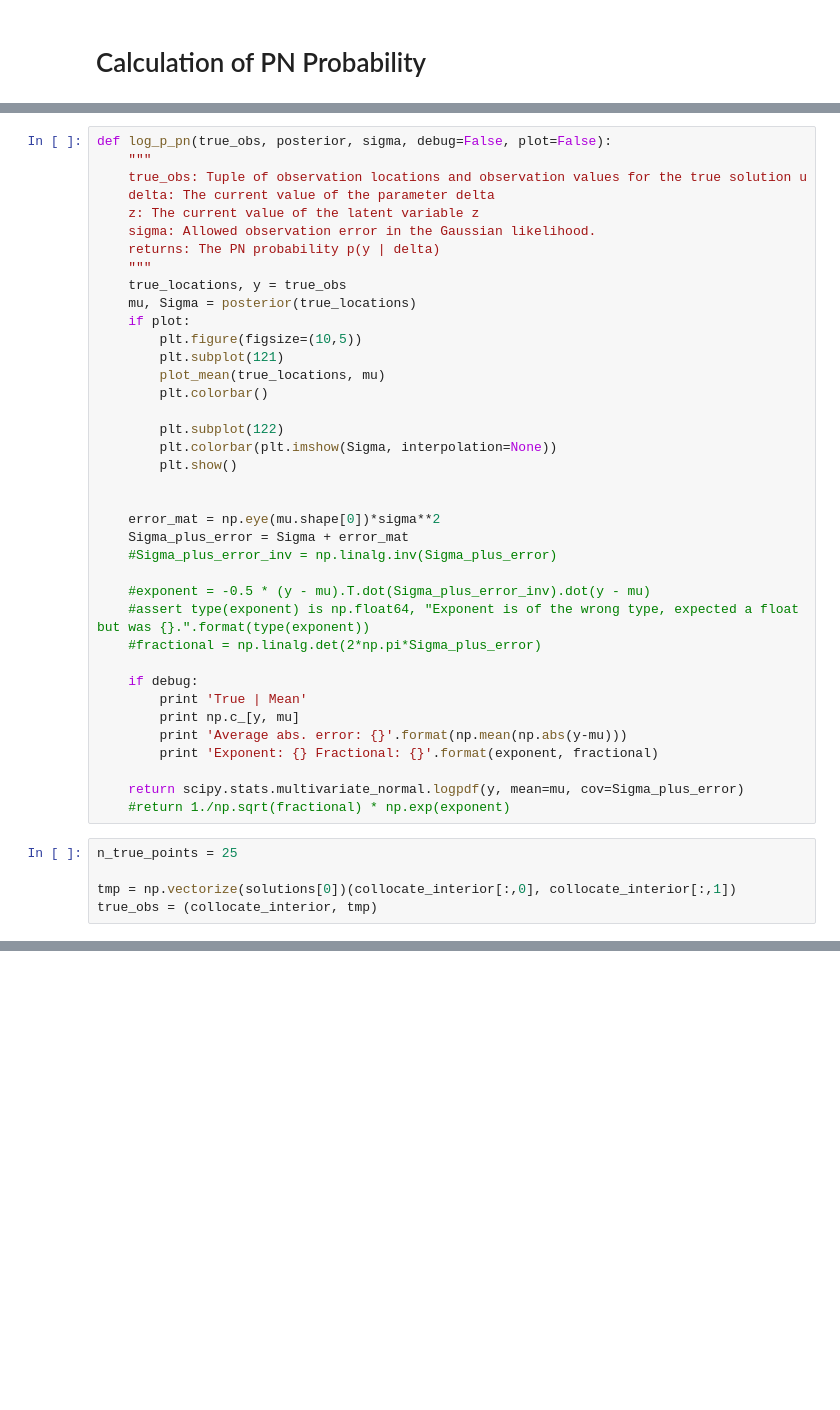
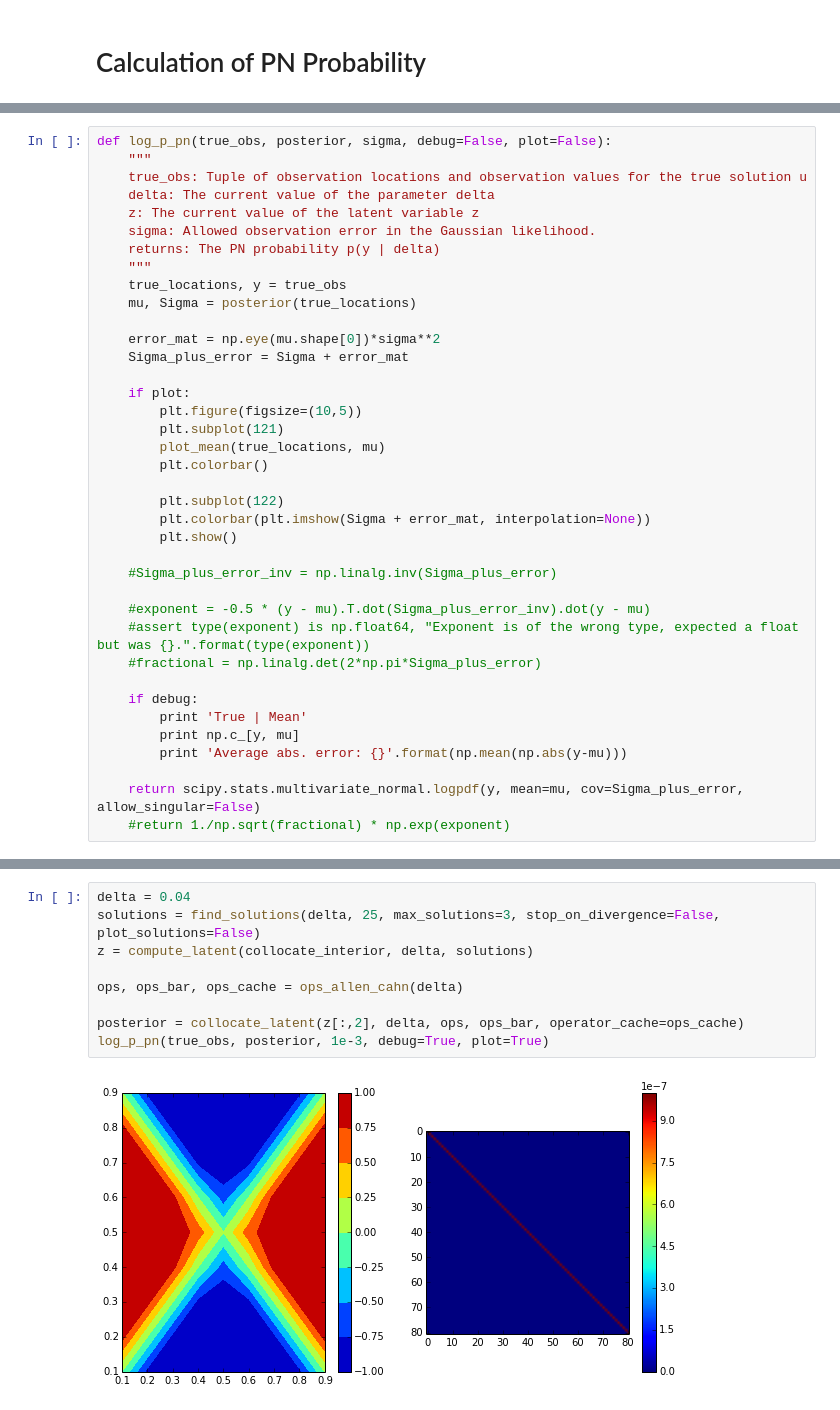
Before and after one commit to jcockayne/bayesian_pdes, a Jupyter notebook: notebooks/Allen-Cahn.ipynb, the cells around one changed output, grey strips where cells are left out. Drawn from its saved outputs; the diff is of its cells as text; blank space fills up the shorter version.

```diff
--- a/notebooks/Allen-Cahn.ipynb
+++ b/notebooks/Allen-Cahn.ipynb
@@ -350,6 +459,10 @@ def log_p_pn(true_obs, posterior, sigma, debug=False, plot=False):
     """
     true_locations, y = true_obs
     mu, Sigma = posterior(true_locations)
+
+    error_mat = np.eye(mu.shape[0])*sigma**2
+    Sigma_plus_error = Sigma + error_mat
+
     if plot:
         plt.figure(figsize=(10,5))
         plt.subplot(121)
@@ -357,12 +470,9 @@ def log_p_pn(true_obs, posterior, sigma, debug=False, plot=False):
         plt.colorbar()
 
         plt.subplot(122)
-        plt.colorbar(plt.imshow(Sigma, interpolation=None))
+        plt.colorbar(plt.imshow(Sigma + error_mat, interpolation=None))
         plt.show()
 
-
-    error_mat = np.eye(mu.shape[0])*sigma**2
-    Sigma_plus_error = Sigma + error_mat
     #Sigma_plus_error_inv = np.linalg.inv(Sigma_plus_error)
 
     #exponent = -0.5 * (y - mu).T.dot(Sigma_plus_error_inv).dot(y - mu)
@@ -373,12 +483,6 @@ def log_p_pn(true_obs, posterior, sigma, debug=False, plot=False):
         print 'True | Mean'
         print np.c_[y, mu]
         print 'Average abs. error: {}'.format(np.mean(np.abs(y-mu)))
-        print 'Exponent: {} Fractional: {}'.format(exponent, fractional)
 
-    return scipy.stats.multivariate_normal.logpdf(y, mean=mu, cov=Sigma_plus_error)
+    return scipy.stats.multivariate_normal.logpdf(y, mean=mu, cov=Sigma_plus_error, allow_singular=False)
     #return 1./np.sqrt(fractional) * np.exp(exponent)
-# %%
-n_true_points = 25
-
-tmp = np.vectorize(solutions[0])(collocate_interior[:,0], collocate_interior[:,1])
-true_obs = (collocate_interior, tmp)
@@ -392,0 +489,11 @@ log_p_pn(true_obs, posterior, 0.01, debug=False, plot=True)
+# %%
+delta = 0.04
+solutions = find_solutions(delta, 25, max_solutions=3, stop_on_divergence=False, plot_solutions=False)
+z = compute_latent(collocate_interior, delta, solutions)
+
+ops, ops_bar, ops_cache = ops_allen_cahn(delta)
+
+posterior = collocate_latent(z[:,2], delta, ops, ops_bar, operator_cache=ops_cache)
+log_p_pn(true_obs, posterior, 1e-3, debug=True, plot=True)
+# %% [output]
+[figure, added]
```
Also changed, not shown: parts of 37 cells of this notebook, 4 other files.
